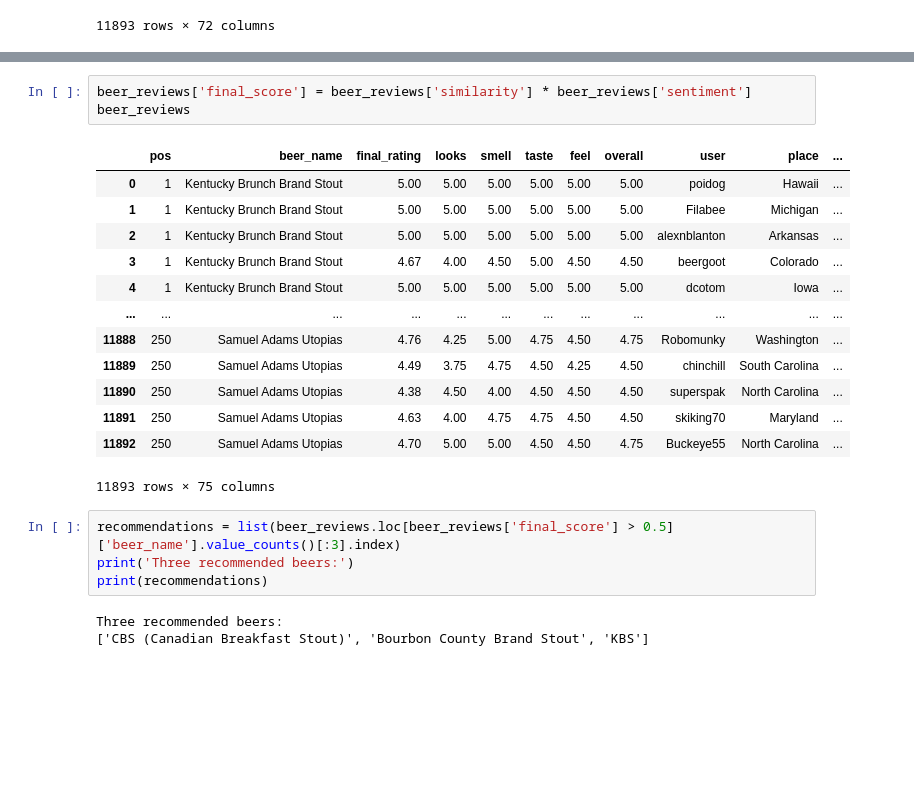
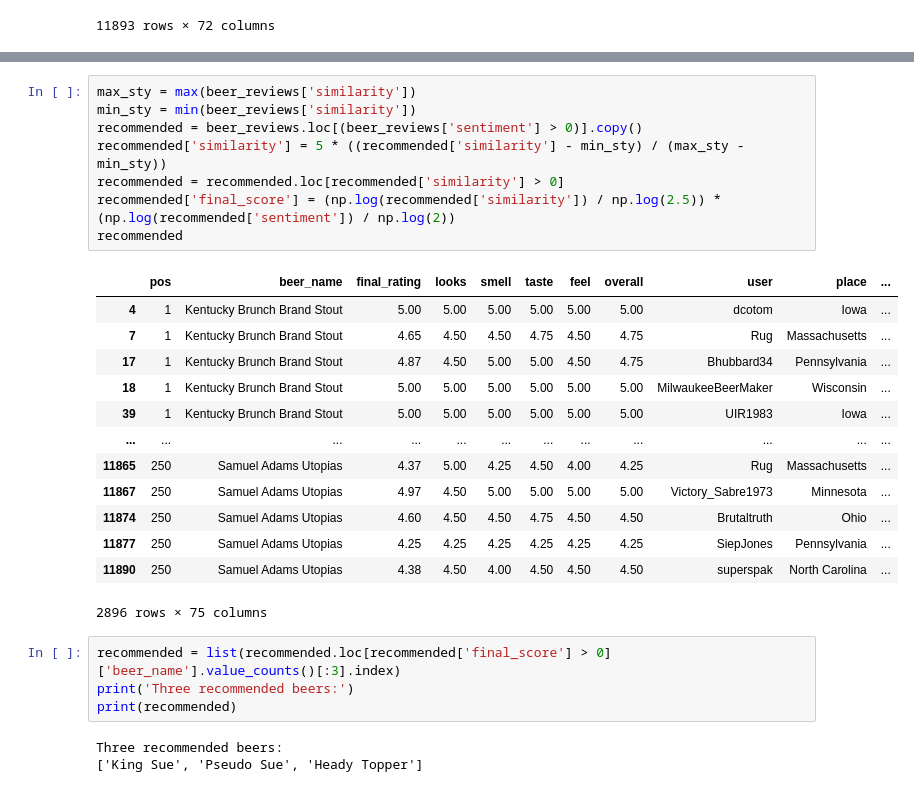
Before and after one commit to pratyush335/Beer_Recommendation_Engine, a Jupyter notebook: Code.ipynb, the cells around one changed output, grey strips where cells are left out. Saved outputs shown, nothing was run; the diff lists cells and outputs as text; blank space fills up the shorter version.

```diff
--- a/Code.ipynb
+++ b/Code.ipynb
@@ -385,30 +387,35 @@ else:
 | 11891 | 250 | Samuel Adams Utopias | 4.63 | 4.00 | 4.75 | 4.75 | 4.50 | 4.50 | skiking70 | Maryland | ... |
 | 11892 | 250 | Samuel Adams Utopias | 4.70 | 5.00 | 5.00 | 4.50 | 4.50 | 4.75 | Buckeye55 | North Carolina | ... |
 11893 rows × 74 columns
-# %%
-beer_reviews['final_score'] = beer_reviews['similarity'] * beer_reviews['sentiment']
-beer_reviews
-# %% [output]
-|  | pos | beer_name | final_rating | looks | smell | taste | feel | overall | user | place | ... |
-| 0 | 1 | Kentucky Brunch Brand Stout | 5.00 | 5.00 | 5.00 | 5.00 | 5.00 | 5.00 | poidog | Hawaii | ... |
-| 1 | 1 | Kentucky Brunch Brand Stout | 5.00 | 5.00 | 5.00 | 5.00 | 5.00 | 5.00 | Filabee | Michigan | ... |
-| 2 | 1 | Kentucky Brunch Brand Stout | 5.00 | 5.00 | 5.00 | 5.00 | 5.00 | 5.00 | alexnblanton | Arkansas | ... |
-| 3 | 1 | Kentucky Brunch Brand Stout | 4.67 | 4.00 | 4.50 | 5.00 | 4.50 | 4.50 | beergoot | Colorado | ... |
-| 4 | 1 | Kentucky Brunch Brand Stout | 5.00 | 5.00 | 5.00 | 5.00 | 5.00 | 5.00 | dcotom | Iowa | ... |
-| ... | ... | ... | ... | ... | ... | ... | ... | ... | ... | ... | ... |
-| 11888 | 250 | Samuel Adams Utopias | 4.76 | 4.25 | 5.00 | 4.75 | 4.50 | 4.75 | Robomunky | Washington | ... |
-| 11889 | 250 | Samuel Adams Utopias | 4.49 | 3.75 | 4.75 | 4.50 | 4.25 | 4.50 | chinchill | South Carolina | ... |
-| 11890 | 250 | Samuel Adams Utopias | 4.38 | 4.50 | 4.00 | 4.50 | 4.50 | 4.50 | superspak | North Carolina | ... |
-| 11891 | 250 | Samuel Adams Utopias | 4.63 | 4.00 | 4.75 | 4.75 | 4.50 | 4.50 | skiking70 | Maryland | ... |
-| 11892 | 250 | Samuel Adams Utopias | 4.70 | 5.00 | 5.00 | 4.50 | 4.50 | 4.75 | Buckeye55 | North Carolina | ... |
-11893 rows × 75 columns
+# %%
+max_sty = max(beer_reviews['similarity'])
+min_sty = min(beer_reviews['similarity'])
+recommended = beer_reviews.loc[(beer_reviews['sentiment'] > 0)].copy()
+recommended['similarity'] = 5 * ((recommended['similarity'] - min_sty) / (max_sty - min_sty))
+recommended = recommended.loc[recommended['similarity'] > 0]
+recommended['final_score'] = (np.log(recommended['similarity']) / np.log(2.5)) * (np.log(recommended['sentiment']) / np.log(2))
+recommended
+# %% [output]
+|  | pos | beer_name | final_rating | looks | smell | taste | feel | overall | user | place | ... |
+| 4 | 1 | Kentucky Brunch Brand Stout | 5.00 | 5.00 | 5.00 | 5.00 | 5.00 | 5.00 | dcotom | Iowa | ... |
+| 7 | 1 | Kentucky Brunch Brand Stout | 4.65 | 4.50 | 4.50 | 4.75 | 4.50 | 4.75 | Rug | Massachusetts | ... |
+| 17 | 1 | Kentucky Brunch Brand Stout | 4.87 | 4.50 | 5.00 | 5.00 | 4.50 | 4.75 | Bhubbard34 | Pennsylvania | ... |
+| 18 | 1 | Kentucky Brunch Brand Stout | 5.00 | 5.00 | 5.00 | 5.00 | 5.00 | 5.00 | MilwaukeeBeerMaker | Wisconsin | ... |
+| 39 | 1 | Kentucky Brunch Brand Stout | 5.00 | 5.00 | 5.00 | 5.00 | 5.00 | 5.00 | UIR1983 | Iowa | ... |
+| ... | ... | ... | ... | ... | ... | ... | ... | ... | ... | ... | ... |
+| 11865 | 250 | Samuel Adams Utopias | 4.37 | 5.00 | 4.25 | 4.50 | 4.00 | 4.25 | Rug | Massachusetts | ... |
+| 11867 | 250 | Samuel Adams Utopias | 4.97 | 4.50 | 5.00 | 5.00 | 5.00 | 5.00 | Victory_Sabre1973 | Minnesota | ... |
+| 11874 | 250 | Samuel Adams Utopias | 4.60 | 4.50 | 4.50 | 4.75 | 4.50 | 4.50 | Brutaltruth | Ohio | ... |
+| 11877 | 250 | Samuel Adams Utopias | 4.25 | 4.25 | 4.25 | 4.25 | 4.25 | 4.25 | SiepJones | Pennsylvania | ... |
+| 11890 | 250 | Samuel Adams Utopias | 4.38 | 4.50 | 4.00 | 4.50 | 4.50 | 4.50 | superspak | North Carolina | ... |
+2896 rows × 75 columns
 # %%
-recommendations = list(beer_reviews.loc[beer_reviews['final_score'] > 0.5]['beer_name'].value_counts()[:3].index)
+recommended = list(recommended.loc[recommended['final_score'] > 0]['beer_name'].value_counts()[:3].index)
 print('Three recommended beers:')
-print(recommendations)
+print(recommended)
 # %% [output]
 Three recommended beers:
-['CBS (Canadian Breakfast Stout)', 'Bourbon County Brand Stout', 'KBS']
+['King Sue', 'Pseudo Sue', 'Heady Topper']
 # %%
 attributes = passer
 
```
Also changed, not shown: parts of 8 cells of this notebook.
